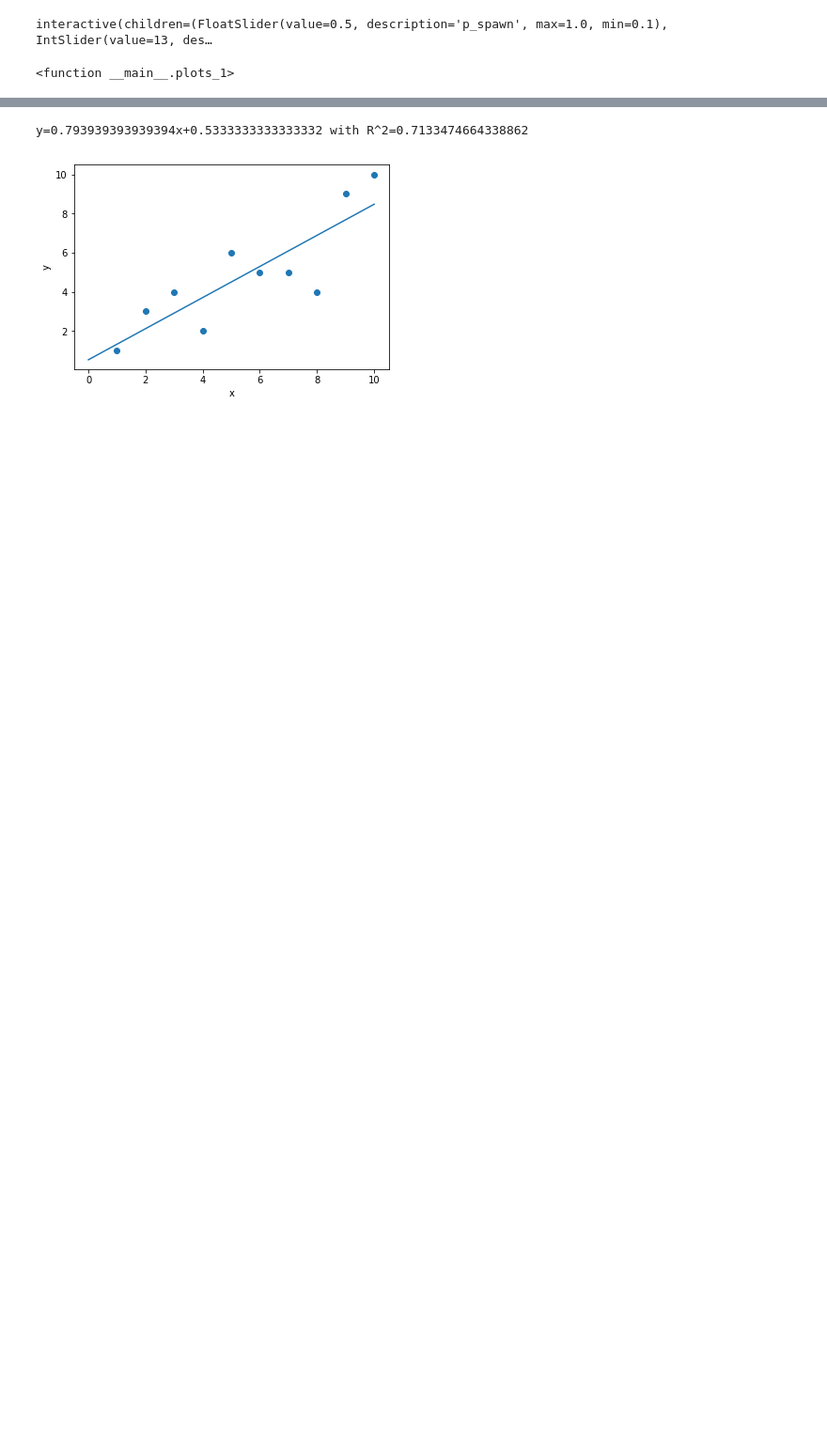
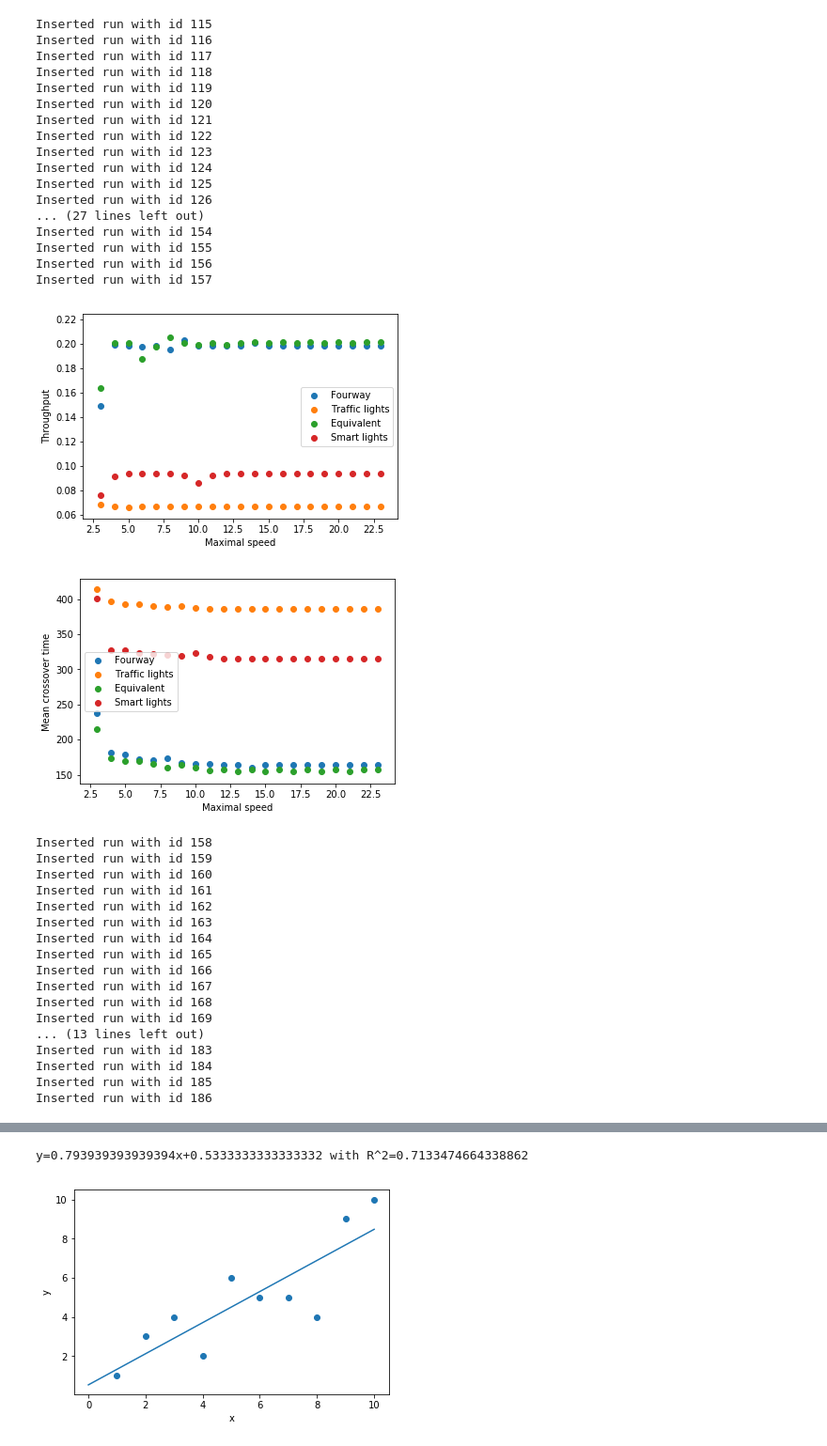
Before and after one commit to r-hoffmann/agent-based-modelling, a Jupyter notebook: graphs.ipynb, the cells around one changed output, grey strips where cells are left out. Shown: that part at 94% size. Saved outputs shown, nothing was run; the diff lists cells and outputs as text; code cells hidden in the pictures; blank space fills up the shorter version.

Commit message:
Analysis ran and updated graphs.ipynb

```diff
--- a/graphs.ipynb
+++ b/graphs.ipynb
@@ -5,7 +5,8 @@ from lib.DataWriter import DataWriter
 INTERSECTION_HUMAN = {
     0: 'Fourway',
     1: 'Traffic lights',
-    2: 'Equivalent'
+    2: 'Equivalent',
+    3: 'Smart lights'
 }
 
 def get_parameters(p_spawn=0.1, max_speed_horizontal=10, max_speed_vertical=10, intersection_type=0):
@@ -21,7 +22,7 @@ def get_parameters(p_spawn=0.1, max_speed_horizontal=10, max_speed_vertical=10,
     t_from_south = t_traffic_light_cycle
 
     intersection_type = int(intersection_type)
-    intersections = ['Fourway', 'Traffic lights', 'Equivalent']
+    intersections = ['Fourway', 'Traffic lights', 'Equivalent', 'Smart lights']
     intersection = intersections[intersection_type]
 
     parameters = {
@@ -65,7 +66,7 @@ def get_mean_last_runs(dataset, i):
 def throughput_vs_maximal_speed(**kwargs):
     p_spawn = kwargs['p_spawn']
     datawriter = DataWriter()
-    for intersection_type in [0, 1, 2]:
+    for intersection_type in [0, 1, 2, 3]:
         throughput = []
         maximal_speed = []
         for max_speed in range(3, 24):
@@ -83,7 +84,7 @@ def throughput_vs_maximal_speed(**kwargs):
 def mean_crossover_vs_maximal_speed(**kwargs):
     p_spawn = kwargs['p_spawn']
     datawriter = DataWriter()
-    for intersection_type in [0, 1, 2]:
+    for intersection_type in [0, 1, 2, 3]:
         mean_crossover = []
         maximal_speed = []
         for max_speed in range(3, 24):
@@ -102,7 +103,7 @@ def throughput_vs_p_spawn(**kwargs):
     max_speed_horizontal = kwargs['max_speed_horizontal']
     max_speed_vertical = kwargs['max_speed_vertical']
     datawriter = DataWriter()
-    for intersection_type in [0, 1, 2]:
+    for intersection_type in [0, 1, 2, 3]:
         throughput = []
         p_spawn = []
         for p in range(1, 10):
@@ -121,7 +122,7 @@ def mean_crossover_vs_p_spawn(**kwargs):
     max_speed_horizontal = kwargs['max_speed_horizontal']
     max_speed_vertical = kwargs['max_speed_vertical']
     datawriter = DataWriter()
-    for intersection_type in [0, 1, 2]:
+    for intersection_type in [0, 1, 2, 3]:
         mean_crossover = []
         p_spawn = []
         for p in range(1, 10):
@@ -144,8 +145,41 @@ def plots_1(**kwargs):
 # %%
 from ipywidgets import interact, interactive, fixed, interact_manual
 import ipywidgets as widgets
-# Question 3 interactive
-interact(plots_1, p_spawn=(0.1, 1, 0.1), max_speed_horizontal=(3, 24), max_speed_vertical=(3, 24))
+plots_1(p_spawn=0.1, max_speed_horizontal=12, max_speed_vertical=12)
 # %% [output]
-interactive(children=(FloatSlider(value=0.5, description='p_spawn', max=1.0, min=0.1), IntSlider(value=13, des…
+Inserted run with id 115
+Inserted run with id 116
+Inserted run with id 117
+Inserted run with id 118
+Inserted run with id 119
+Inserted run with id 120
+Inserted run with id 121
+Inserted run with id 122
+Inserted run with id 123
+Inserted run with id 124
+Inserted run with id 125
+Inserted run with id 126
+... (27 lines left out)
+Inserted run with id 154
+Inserted run with id 155
+Inserted run with id 156
+Inserted run with id 157
+[figure, added]
+[figure, added]
-<function __main__.plots_1>
+Inserted run with id 158
+Inserted run with id 159
+Inserted run with id 160
+Inserted run with id 161
+Inserted run with id 162
+Inserted run with id 163
+Inserted run with id 164
+Inserted run with id 165
+Inserted run with id 166
+Inserted run with id 167
+Inserted run with id 168
+Inserted run with id 169
+... (13 lines left out)
+Inserted run with id 183
+Inserted run with id 184
+Inserted run with id 185
+Inserted run with id 186
```
Also changed, not shown: parts of 4 cells of this notebook, 1 other file.
